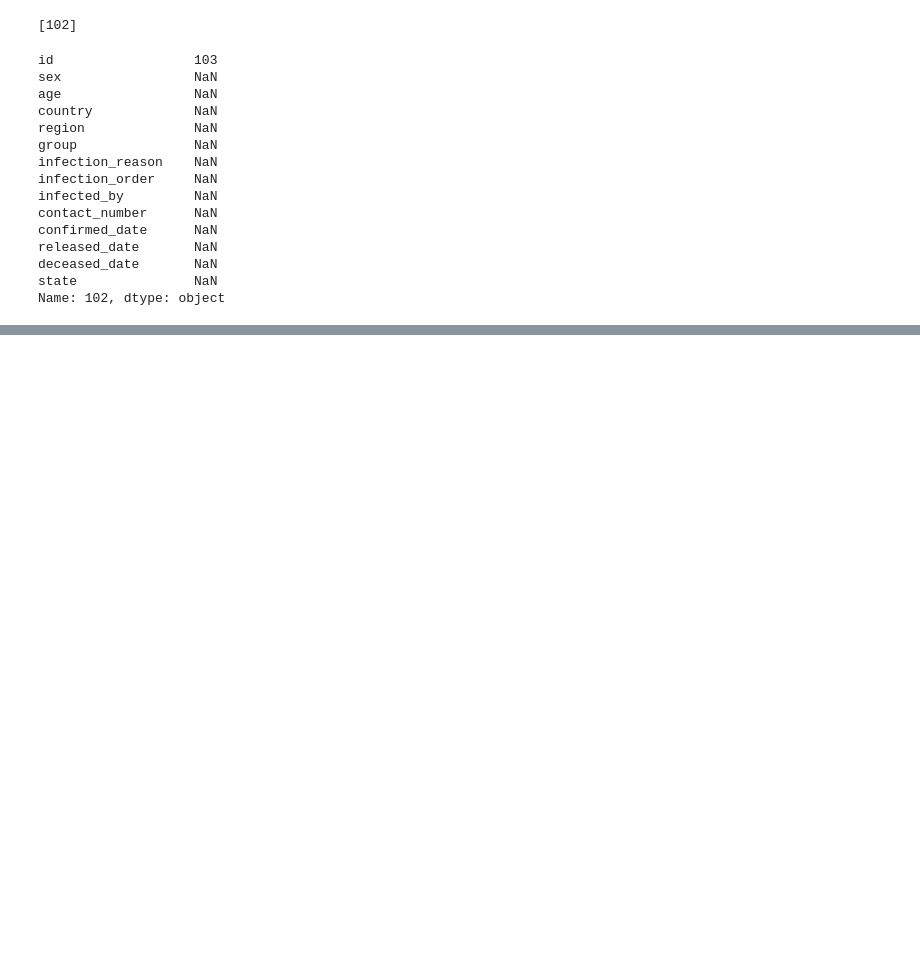
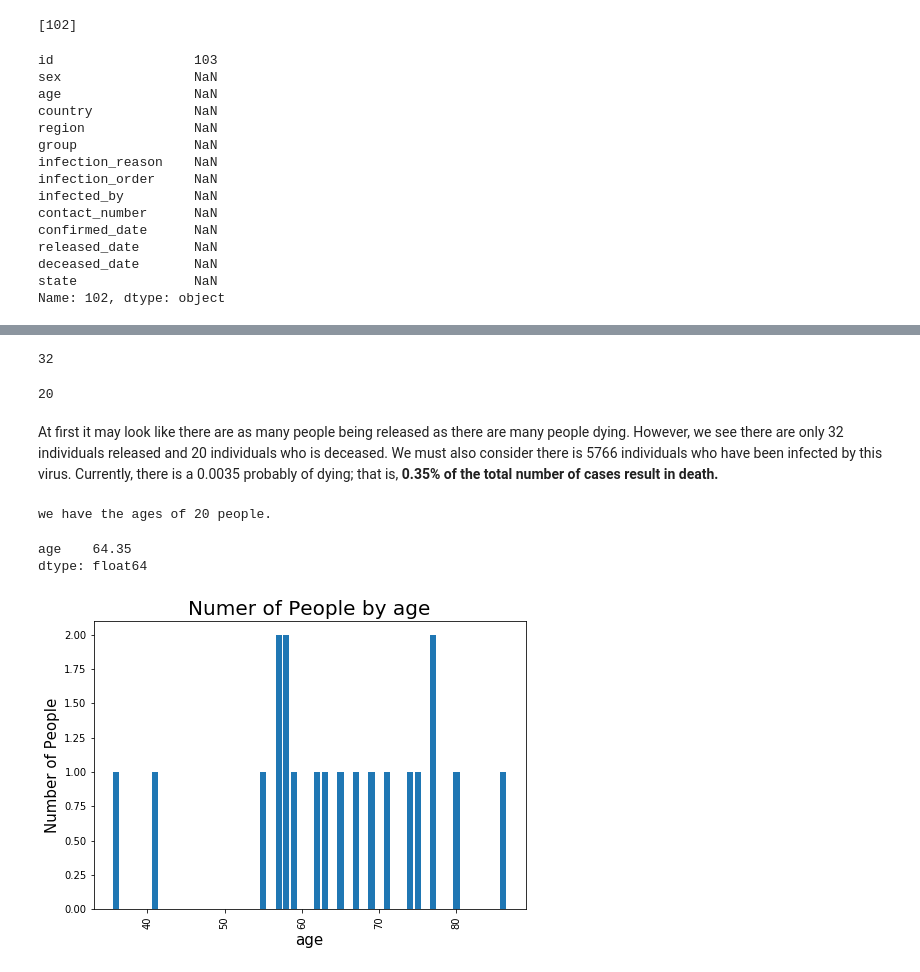
Before and after one commit to 10ken/Coronavirus-Dataset, a Jupyter notebook: Understand The Data.ipynb, the cells around one changed output, grey strips where cells are left out. Cells and saved outputs as stored; diff of their text form; code cells hidden in the pictures; blank space fills up the shorter version.

```diff
--- a/Understand The Data.ipynb
+++ b/Understand The Data.ipynb
@@ -6,3 +12,8 @@ import matplotlib.pyplot as plt
 patient = pd.read_csv("patient.csv")
 route = pd.read_csv("route.csv")
 time = pd.read_csv("time.csv")
+# %%
+def get_df_name(df):
+    name =[x for x in globals() if globals()[x] is df][0]
+    return name
+get_df_name(time)
@@ -8,0 +22,4 @@ time = pd.read_csv("time.csv")
+# %%
+for data in [patient, route, time]:
+    print("The dataset {} has {} observations and {} columns".format(get_df_name(data),
+                                                                     data.shape[0], data.shape[1]))
@@ -199,0 +346,30 @@ Index(['id', 'sex', 'age', 'country', 'region', 'group', 'infection_reason',
+# %%
+patient['released_date'].count()
+# %% [output]
+32
+# %%
+patient['deceased_date'].count()
+# %% [output]
+20
+# %% [markdown]
+At first it may look like there are as many people being released as there are many people dying. However, we see there are only 32 individuals released and 20 individuals who is deceased. We must also consider there is 5766 individuals who have been infected by this virus. Currently, there is a 0.0035 probably of dying; that is, **0.35% of the total number of cases result in death.**
+# %%
+age_deceased_df = patient.groupby(['age','deceased_date']).size()
+indexes= []
+for i in range(patient.shape[0]):
+    if patient['deceased_date'].notnull()[i] == True:
+        indexes.append(i)
+
+indexes
+
+print('we have the ages of {} people.'.format(len(indexes)))
+# %% [output]
+we have the ages of 20 people.
+# %%
+age_df = pd.DataFrame(patient['age'][indexes])
+print(age_df.mean())
+bar_plot(age_df, 'age')
+# %% [output]
+age    64.35
+dtype: float64
+[figure, added]
```
Also changed, not shown: parts of 65 cells of this notebook.
